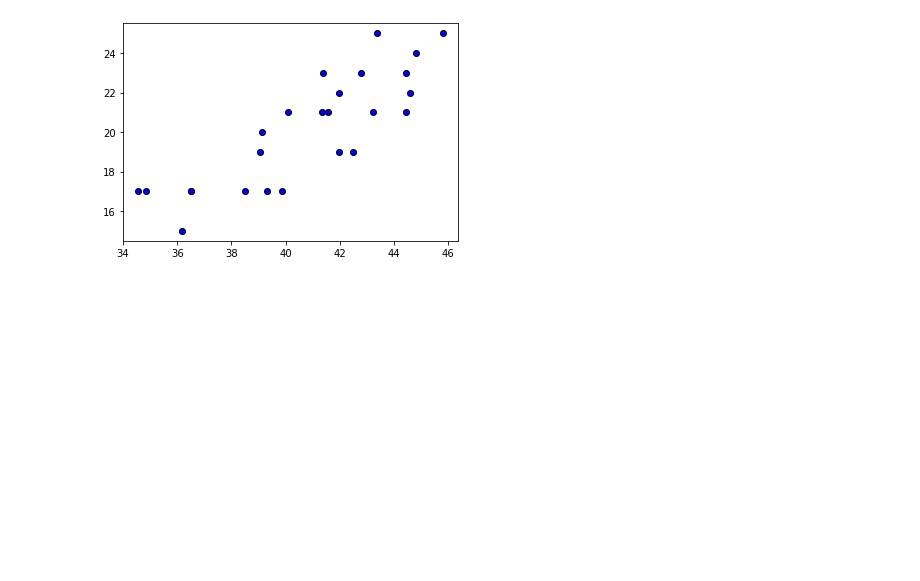
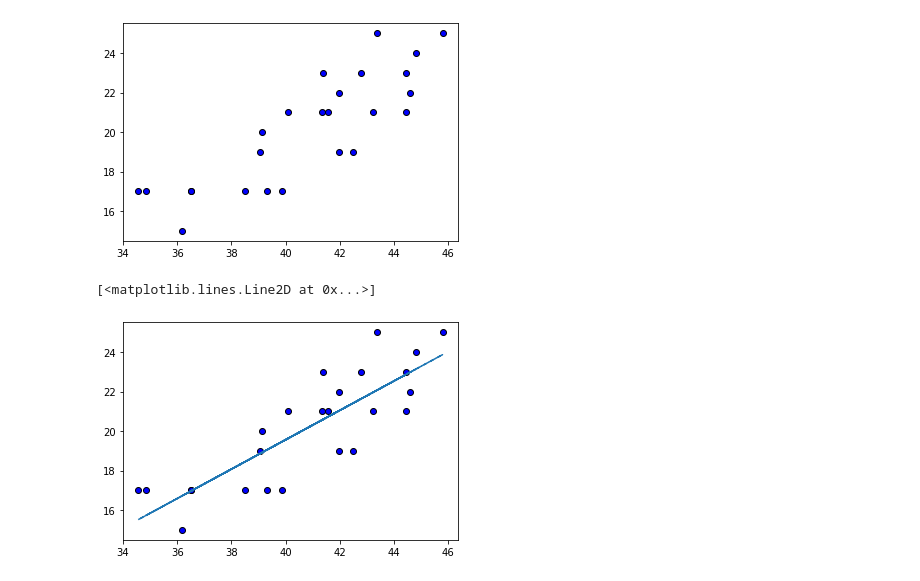
Before and after one commit to anajuarezar/matplotlib-challenge, a Jupyter notebook: pymaceuticals.ipynb, the cells around one changed output. Saved outputs shown, nothing was run; the diff lists cells and outputs as text; code cells hidden in the pictures; blank space fills up the shorter version.

```diff
--- a/pymaceuticals.ipynb
+++ b/pymaceuticals.ipynb
@@ -447,3 +452,11 @@ plt.scatter(mean_cap["Tumor Volume (mm3)"], mean_cap["Weight (g)"], marker="o",
 # %%
  # Calculate the correlation coefficient and linear regression model
 # for mouse weight and average tumor volume for the Capomulin regimen
+vc_slope, vc_int, vc_r, vc_p, vc_std_err = stats.linregress(mean_cap["Tumor Volume (mm3)"], mean_cap["Weight (g)"])
+vc_fit = vc_slope * mean_cap["Tumor Volume (mm3)"] + vc_int
+# %%
+plt.scatter(mean_cap["Tumor Volume (mm3)"], mean_cap["Weight (g)"], marker="o", facecolors="blue", edgecolors="black")
+plt.plot(mean_cap["Tumor Volume (mm3)"],vc_fit,"--")
+# %% [output]
+[<matplotlib.lines.Line2D at 0x...>]
+[figure, added]
```
Also changed, not shown: parts of 2 cells of this notebook.
